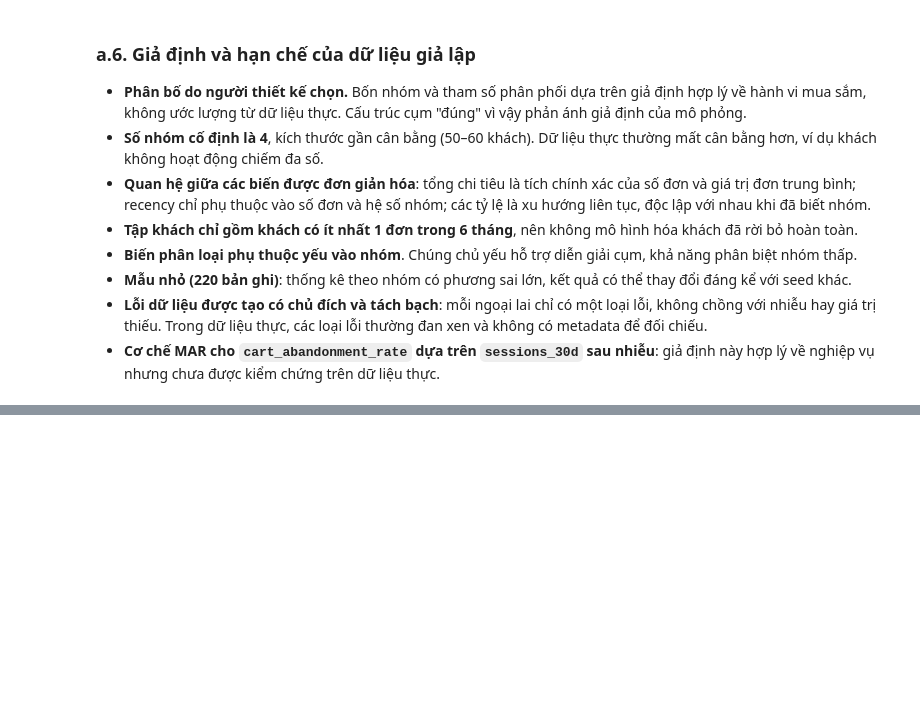
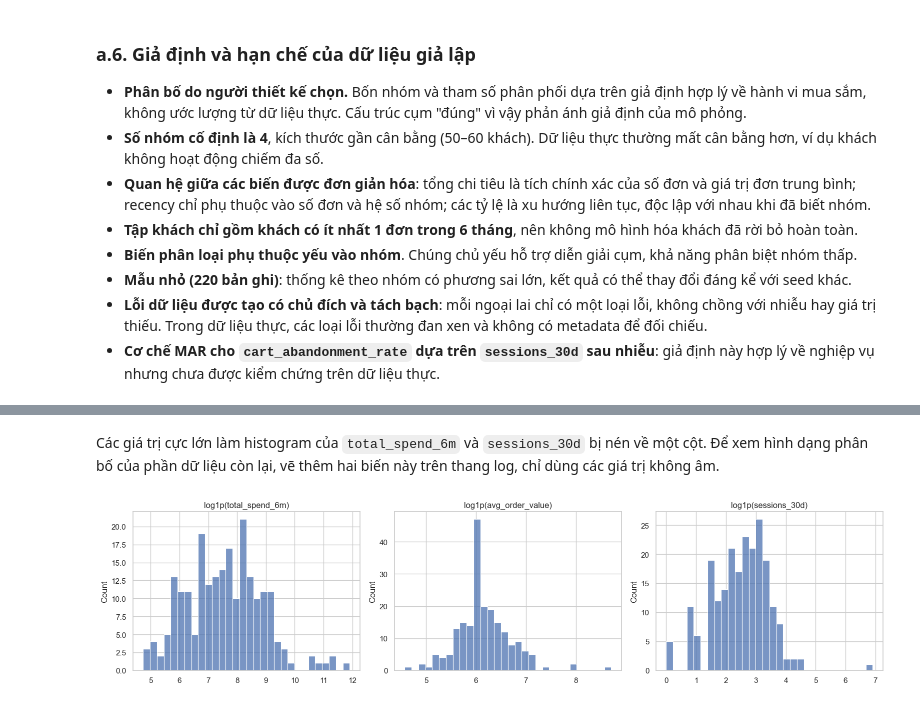
Before and after one commit to Longkyoladn/Datamining-, a Jupyter notebook: customer_segmentation/notebooks/customer_segmentation.ipynb, the cells around one changed output, grey strips where cells are left out. Drawn from its saved outputs; the diff is of its cells as text; code cells hidden in the pictures; blank space fills up the shorter version.

```diff
--- a/customer_segmentation/notebooks/customer_segmentation.ipynb
+++ b/customer_segmentation/notebooks/customer_segmentation.ipynb
@@ -734,0 +892,14 @@ Saved metadata\simulation_metadata.csv (18802 bytes)
+# %% [markdown]
+Các giá trị cực lớn làm histogram của `total_spend_6m` và `sessions_30d` bị nén về một cột. Để xem hình dạng phân bố của phần dữ liệu còn lại, vẽ thêm hai biến này trên thang log, chỉ dùng các giá trị không âm.
+# %%
+fig, axes = plt.subplots(1, 3, figsize=(16, 4))
+for ax, column in zip(axes, ["total_spend_6m", "avg_order_value", "sessions_30d"]):
+    values = eda_df[column].dropna()
+    sns.histplot(np.log1p(values[values >= 0]), bins=30, ax=ax)
+    ax.set_title(f"log1p({column})")
+    ax.set_xlabel("")
+fig.tight_layout()
+fig.savefig(FIGURE_DIR / "b_log_histograms_corrupted.png", dpi=150)
+plt.show()
+# %% [output]
+[figure, added]
```
Also changed, not shown: parts of 37 cells of this notebook, 4 other files.
